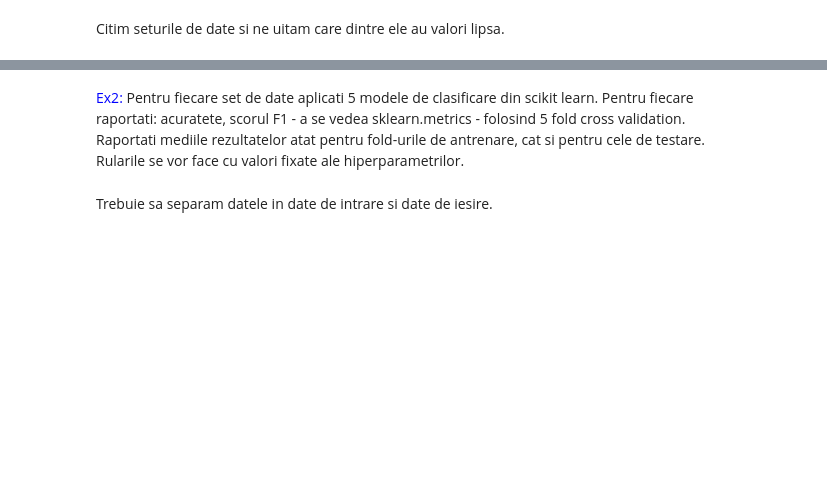
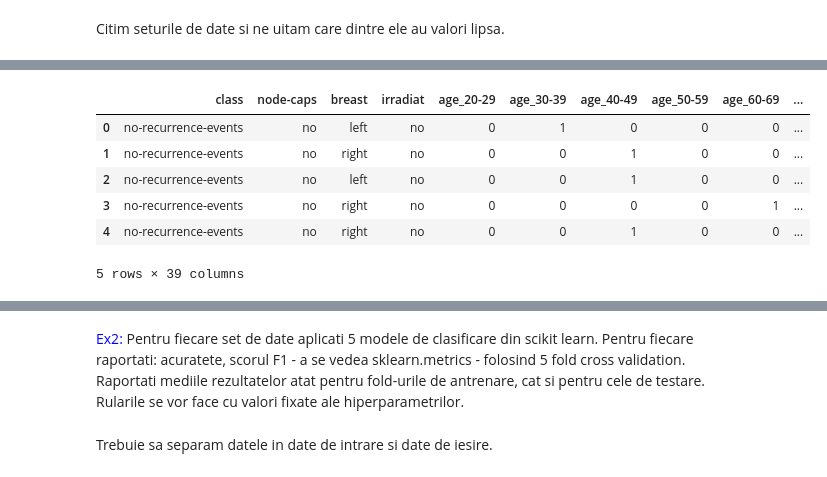
Before and after one commit to Bianca008/IDS_Lixandru_Pepene, a Jupyter notebook: Laborator6.ipynb, the cells around one changed output, grey strips where cells are left out. Cells and saved outputs as stored; diff of their text form; code cells hidden in the pictures; blank space fills up the shorter version.

```diff
--- a/Laborator6.ipynb
+++ b/Laborator6.ipynb
@@ -131,3 +300,16 @@ df_breast_cancer.info()
+# %%
+df_breast_cancer_2 = pd.get_dummies(df_breast_cancer, columns=["age", "menopause", "tumor-size", "inv-nodes", "deg-malig",
+                                                              "breast-quad"])
+
+df_breast_cancer_2.head()
+# %% [output]
+|  | class | node-caps | breast | irradiat | age_20-29 | age_30-39 | age_40-49 | age_50-59 | age_60-69 | ... |
+| 0 | no-recurrence-events | no | left | no | 0 | 1 | 0 | 0 | 0 | ... |
+| 1 | no-recurrence-events | no | right | no | 0 | 0 | 1 | 0 | 0 | ... |
+| 2 | no-recurrence-events | no | left | no | 0 | 0 | 1 | 0 | 0 | ... |
+| 3 | no-recurrence-events | no | right | no | 0 | 0 | 0 | 0 | 1 | ... |
+| 4 | no-recurrence-events | no | right | no | 0 | 0 | 1 | 0 | 0 | ... |
+5 rows × 39 columns
 # %%
 '''Pentru dataset-ul primary_tumor am ales sa umplem valorile lipsa
 cu media de pe coloana, intrucat am observat ca lipsesc multe valori
```
Also changed, not shown: parts of 86 cells of this notebook.
